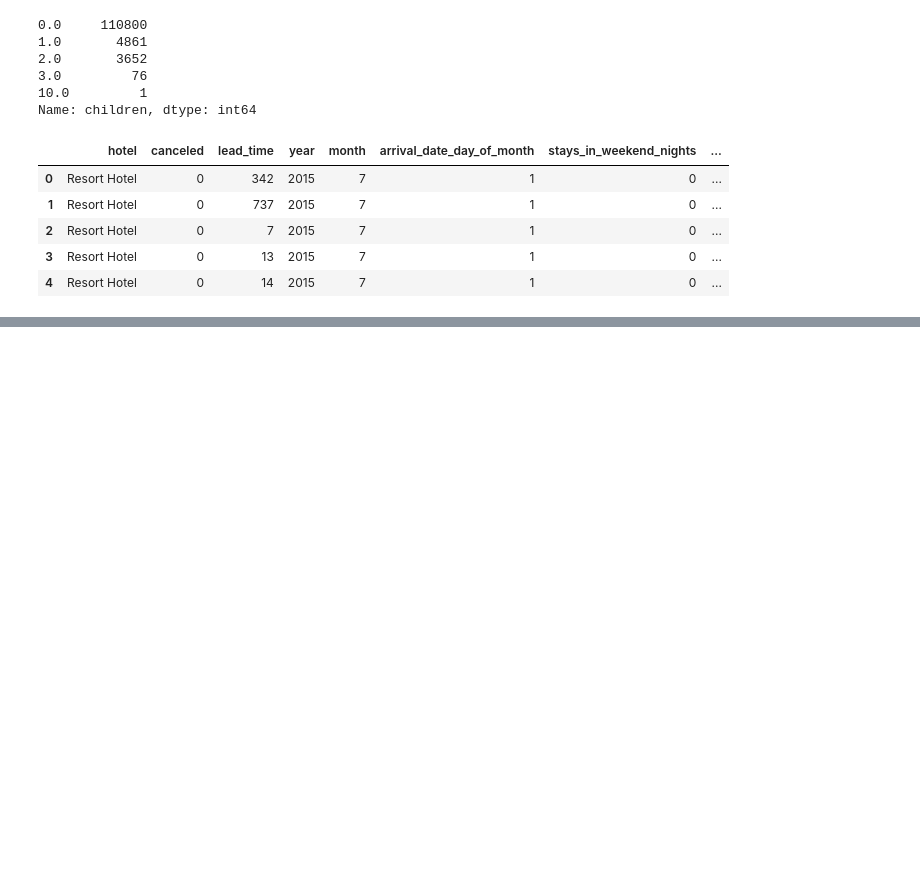
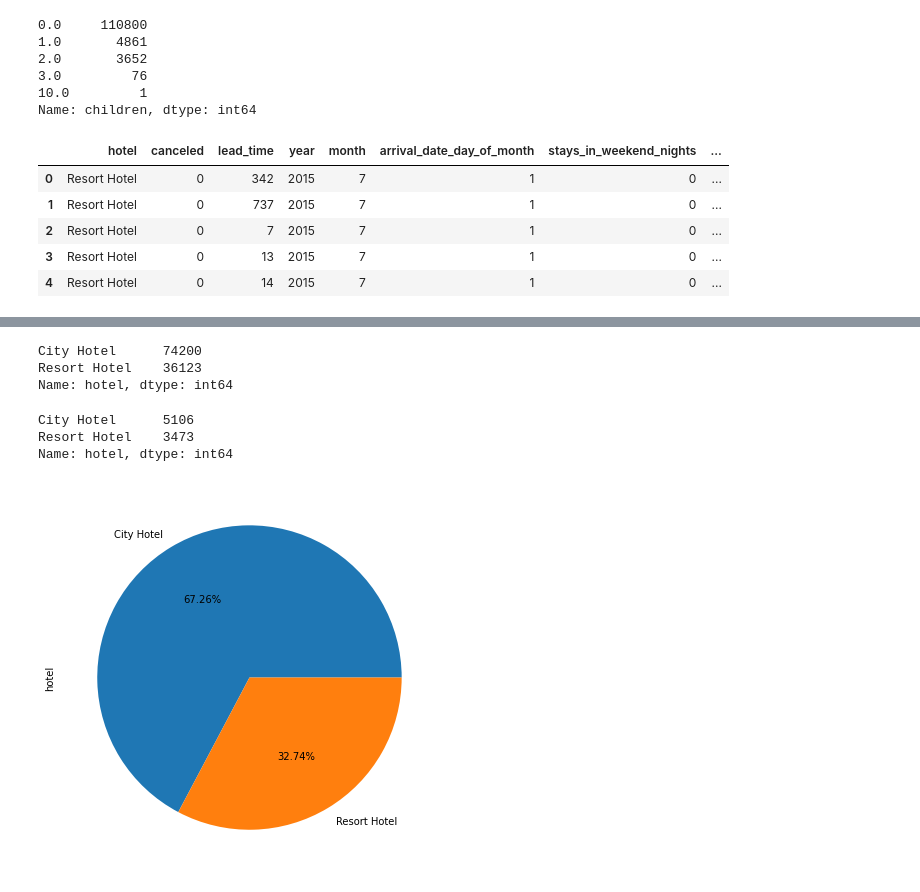
Before and after one commit to 01aleem/Hotel-Booking-Analysis, a Jupyter notebook: Hotel_Booking_Analysis.ipynb, the cells around one changed output, grey strips where cells are left out. Drawn from its saved outputs; the diff is of its cells as text; code cells hidden in the pictures; blank space fills up the shorter version.

```diff
--- a/Hotel_Booking_Analysis.ipynb
+++ b/Hotel_Booking_Analysis.ipynb
@@ -287,0 +442,4 @@ df.head()
+# %%
+df.drop(columns = ['adr'], inplace = True)
+# %%
+df.rename(columns = {'previous_bookings_not_canceled':'previous_stays'}, inplace = True)
@@ -287,0 +513,4 @@ df.head()
+# %%
+# nan values for prt is less than 5%, it can be dropped
+
+df = df.dropna(axis = 0)
@@ -287,0 +574,8 @@ df.head()
+# %%
+no_children_df = df[df['children'] == 0]
+# %%
+no_children_df['hotel'].value_counts()
+# %% [output]
+City Hotel      74200
+Resort Hotel    36123
+Name: hotel, dtype: int64
@@ -287,0 +584,14 @@ df.head()
+# %%
+with_children_df['hotel'].value_counts()
+# %% [output]
+City Hotel      5106
+Resort Hotel    3473
+Name: hotel, dtype: int64
+# %%
+# a higher proportion of people without children prefer the city hotel. With children, that proportion seems to drop.
+
+fig= plt.figure(figsize=(15,7))
+no_children_df['hotel'].value_counts().plot(kind='pie', autopct='%1.2f%%')
+plt.show()
+# %% [output]
+[figure, added]
```
Also changed, not shown: parts of 30 cells of this notebook.
